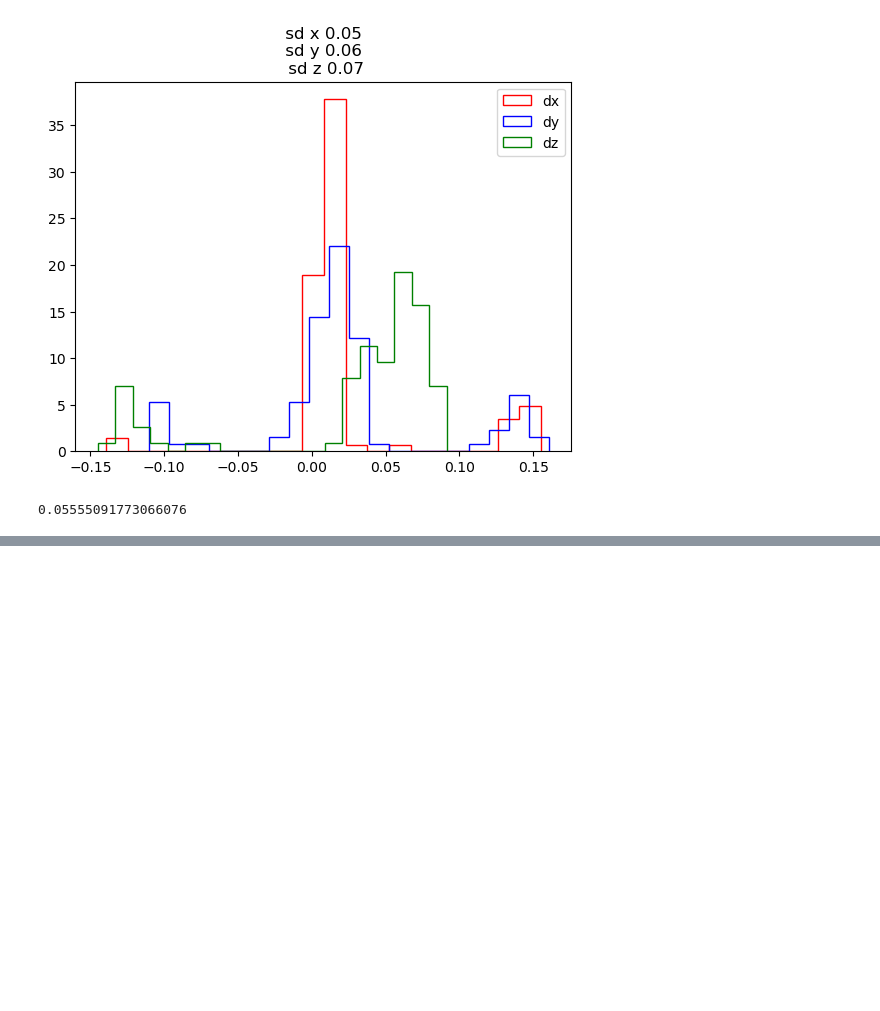
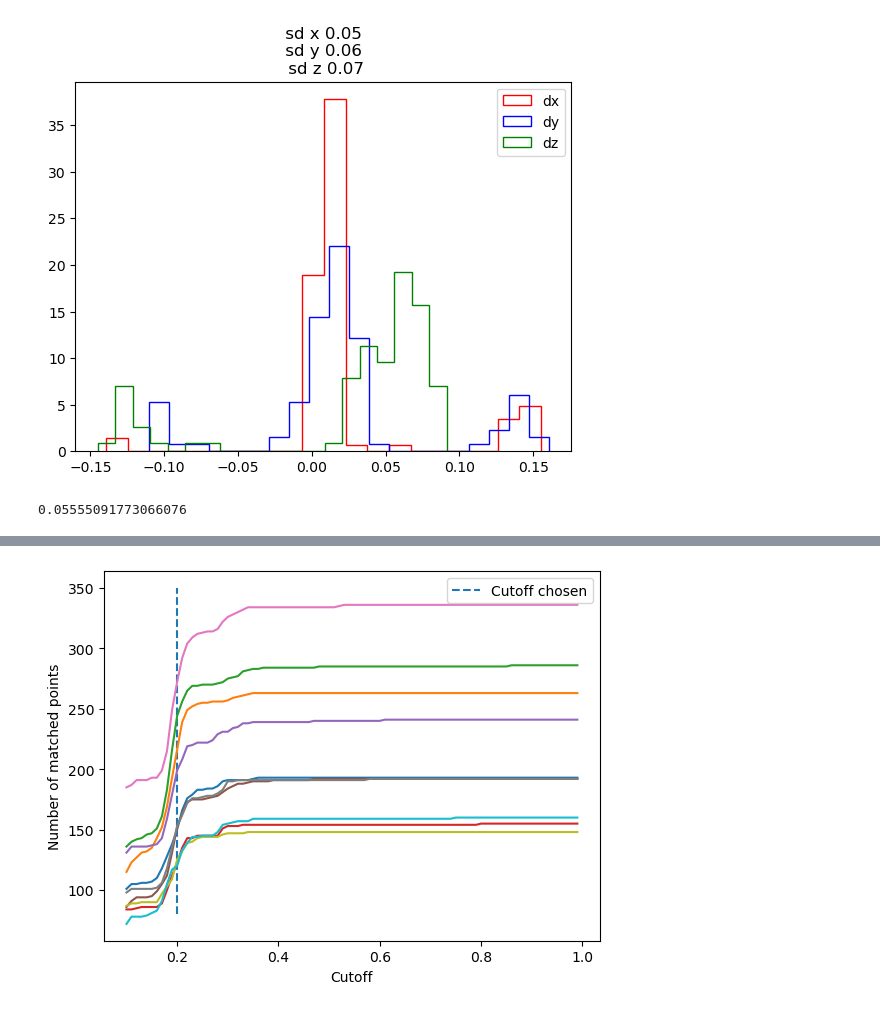
Before and after one commit to NessLfy/loop_extrusion_contact_dynamics, a Jupyter notebook: scratchpad/chromatic_aberration_correction.ipynb, the cells around one changed output, grey strips where cells are left out. Cells and saved outputs as stored; diff of their text form; code cells hidden in the pictures; blank space fills up the shorter version.

```diff
--- a/scratchpad/chromatic_aberration_correction.ipynb
+++ b/scratchpad/chromatic_aberration_correction.ipynb
@@ -234,0 +303,18 @@ print(np.std(d))
+# %%
+n_match = np.zeros((90,len(glob('../runs/20240425_beads/n_matched*'))))
+
+# n_match.shape
+for l,path in enumerate(glob('../runs/20240425_beads/n_matched*')):
+    n_match[:,l] = np.load(path)
+
+plt.vlines(0.2,80,350,linestyles='dashed',label='Cutoff chosen')
+plt.legend()
+for i in n_match.T:
+    plt.plot(np.arange(0.1,1,0.01),i)
+
+
+plt.ylabel('Number of matched points')
+plt.xlabel('Cutoff')
+plt.show()
+# %% [output]
+[figure, added]
```
Also changed, not shown: parts of 8 cells of this notebook.
